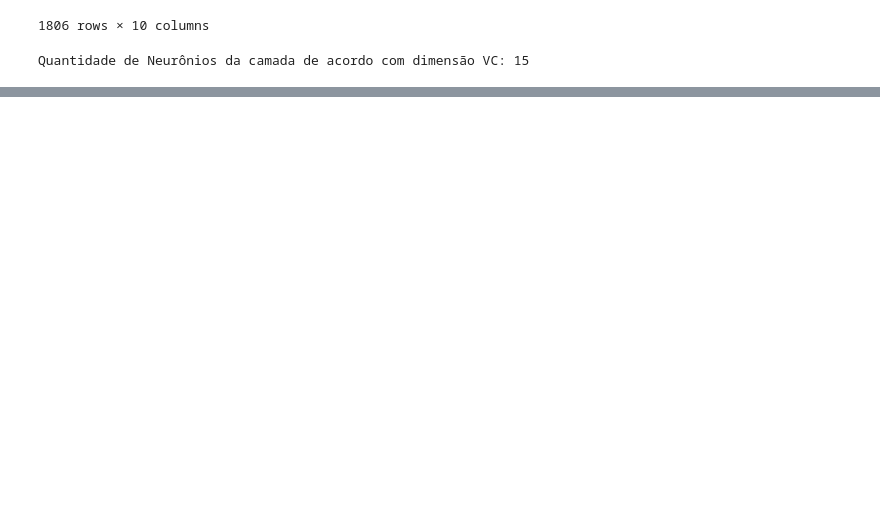
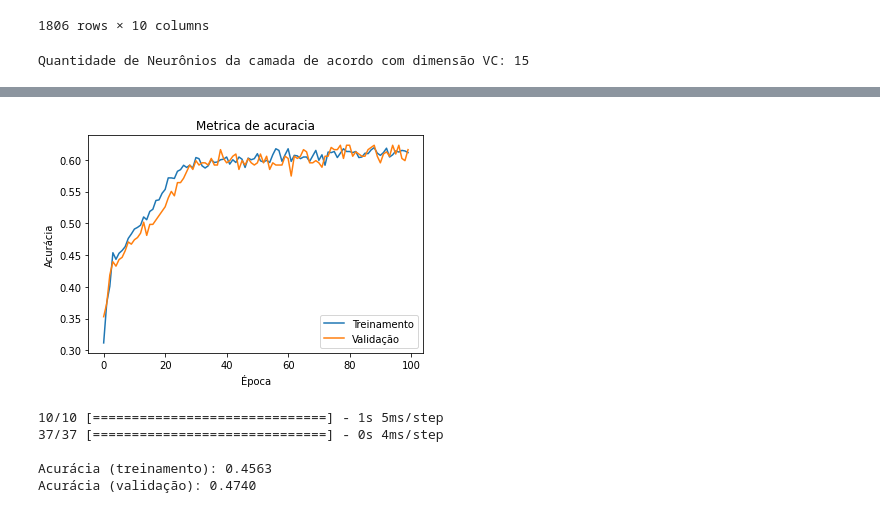
Before and after one commit to JoseAugusto011/MachineLearning, a Jupyter notebook: comparar.ipynb, the cells around one changed output, grey strips where cells are left out. Cells and saved outputs as stored; diff of their text form; code cells hidden in the pictures; blank space fills up the shorter version.

```diff
--- a/comparar.ipynb
+++ b/comparar.ipynb
@@ -144,7 +166,7 @@ X = treino.drop('0', axis=1)
 
 X_train, X_test, y_train, y_test = train_test_split(X, Y, test_size=0.2, random_state=42)
 # %%
-tree = DecisionTreeClassifier(random_state=42, max_depth=3, min_samples_split=2, min_samples_leaf=1, max_features=None, criterion='gini')
+tree = DecisionTreeClassifier(random_state=42, max_depth=3, min_samples_split=3, min_samples_leaf=2, max_features=None, criterion='gini')
 tree.fit(X_train, y_train)
 
 print('Ein: %0.4f' % (1 - accuracy_score(y_train, tree.predict(X_train))))
@@ -325,0 +347,31 @@ Epoch 200/200
+# %%
+plt.plot(history.history['accuracy'])
+plt.plot(history.history['val_accuracy'])
+plt.title('Metrica de acuracia')
+plt.ylabel('Acurácia')
+plt.xlabel('Época')
+plt.legend(['Treinamento', 'Validação'])
+plt.rcParams["figure.figsize"] = (20,10)
+plt.show()
+
+pred = np.round(model_skf.predict(X_val))
+pred_train = np.round(model_skf.predict(X_train))
+
+# Calcular a acurácia usando a função accuracy_score
+accuracy_train = accuracy_score(y_train_one_hot.argmax(axis=1), pred_train.argmax(axis=1))
+accuracy_val = accuracy_score(y_val_one_hot.argmax(axis=1), pred.argmax(axis=1))
+print(f'\nAcurácia (treinamento): {accuracy_train:.4f}')
+print(f'Acurácia (validação): {accuracy_val:.4f}')
+
+
+# accuracy_train = accuracy_score(y_train, pred_train)
+# accuracy_val = accuracy_score(y_val, pred)
+# print(f'\nAcurácia (treinamento): {accuracy_train:.4f}')
+# print(f'Acurácia (validação): {accuracy_val:.4f}')
+# %% [output]
+[figure, added]
+10/10 [==============================] - 1s 5ms/step
+37/37 [==============================] - 0s 4ms/step
+
+Acurácia (treinamento): 0.4563
+Acurácia (validação): 0.4740
```
Also changed, not shown: parts of 20 cells of this notebook.
